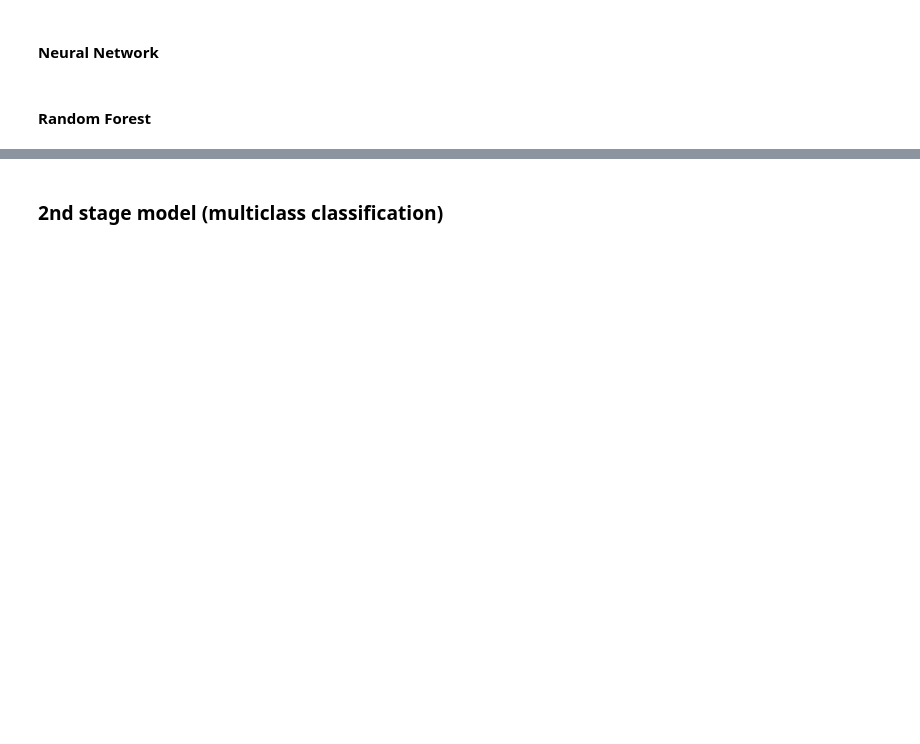
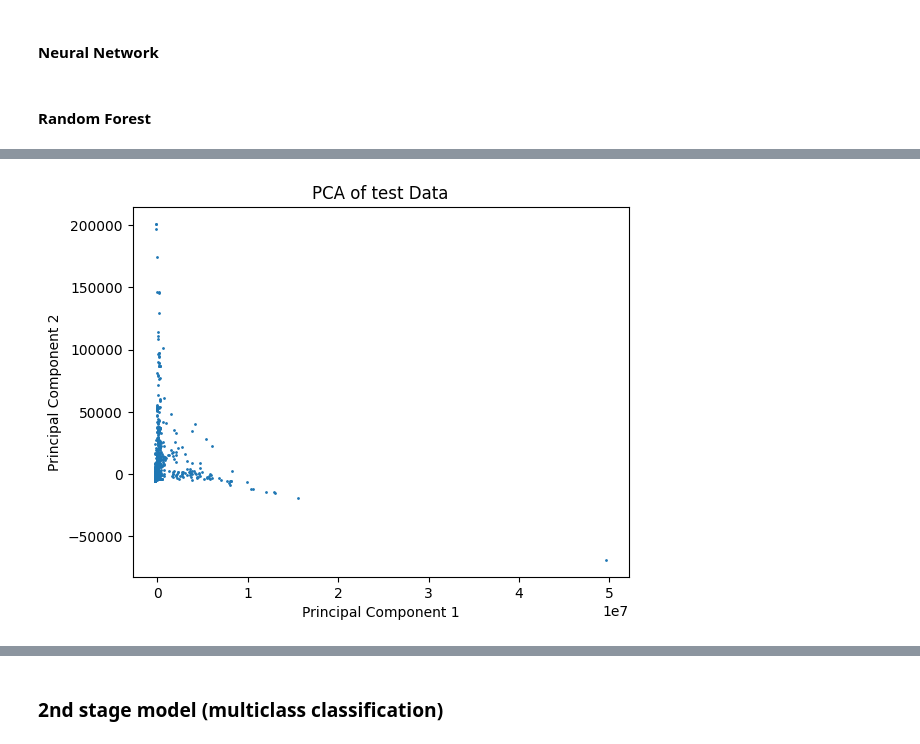
Before and after one commit to 2003congthinh/Capstone-Project, a Jupyter notebook: CIC_codes_folder/CICIDS2023_2-stage_classification.ipynb, the cells around one changed output, grey strips where cells are left out. Saved outputs shown, nothing was run; the diff lists cells and outputs as text; code cells hidden in the pictures; blank space fills up the shorter version.

```diff
--- a/CIC_codes_folder/CICIDS2023_2-stage_classification.ipynb
+++ b/CIC_codes_folder/CICIDS2023_2-stage_classification.ipynb
@@ -47,10 +48,10 @@ Filtered, categorized data by labels for more customized training
 # %%
 # Attack data
 Label_path = r'../Label_CSV'
-rows = 300000
+rows = 220000
 # Label_path = r'../Label_CSV'
-Brute_Force = pd.read_csv(Label_path + '/Brute_Force.csv', encoding='cp1252', index_col=None, header=0, nrows=rows)
-print("Read Completed for ", Label_path + '/Brute_Force.csv')
+# Brute_Force = pd.read_csv(Label_path + '/Brute_Force.csv', encoding='cp1252', index_col=None, header=0, nrows=rows)
+# print("Read Completed for ", Label_path + '/Brute_Force.csv')
 DDoS = pd.read_csv(Label_path + '/DDoS.csv', encoding='cp1252', index_col=None, header=0, nrows=rows)
 print("Read Completed for ", Label_path + '/DDoS.csv')
 DoS = pd.read_csv(Label_path + '/DoS.csv', encoding='cp1252', index_col=None, header=0, nrows=rows)
@@ -63,7 +64,7 @@ Web_based = pd.read_csv(Label_path + '/Web_based.csv', encoding='cp1252', index_
 print("Read Completed for ", Label_path + '/Web_based.csv')
 Mirai = pd.read_csv(Label_path + '/Mirai.csv', encoding='cp1252', index_col=None, header=0, nrows=rows)
 print("Read Completed for ", Label_path + '/Mirai.csv')
-list_attack = [DDoS, DoS, Spoofing, Recon, Mirai, Brute_Force, Web_based]
+list_attack = [DDoS, DoS, Spoofing, Recon, Mirai, Web_based]
 attack = pd.concat(list_attack, axis=0, ignore_index=True)
 attack = attack.sample(frac=1, random_state=42).reset_index(drop=True)
 label_series = pd.Series(attack['Label'])
@@ -79,7 +80,7 @@ for file in all_normal_files:
     list_normal.append(normal)
     print("Read Completed for ", file)
 normal = pd.concat(list_normal, axis=0, ignore_index=True)
-normal = normal.drop(columns=['ts'])
+normal = normal.sample(frac=1, random_state=42).reset_index(drop=True)
 normal['Label'] = 0
 normal.drop_duplicates(keep='first', inplace = True)
 normal.replace([np.inf, -np.inf], np.nan, inplace=True) # Replace inf and -inf with NaN, then drop the resulting NaNs
@@ -627,3 +643,21 @@ with open('../Models/CIC_models/new_frst_model_1st_stage.pkl', 'wb') as f:
 # Load the model
 with open('../Models/CIC_models/new_frst_model_1st_stage.pkl', 'rb') as f:
     frst_model = pickle.load(f)
+# %%
+test = pd.read_csv('C:/Users/ADMIN/Desktop/code_folders/Capstone_Project/Capstone_Project_backend/network_data.csv', encoding='cp1252', index_col=None, header=0, nrows=rows).drop(columns=dropped_columns)
+# test = pd.read_csv('C:/Users/ADMIN/Desktop/code_folders/Capstone_Project/network_logger/network_data.csv', encoding='cp1252', index_col=None, header=0, nrows=rows).drop(columns=dropped_columns)
+# test = pd.read_csv('C:/Users/ADMIN/Desktop/code_folders/Capstone_Project/Capstone_Project_model/normal_traffic_cap_live/network_data_8.csv', encoding='cp1252', index_col=None, header=0, nrows=rows).drop(columns=dropped_columns)
+
+test_scaled = scaler.fit_transform(test)
+
+score = 0
+
+for i in range(100):
+    # sample = X_test.iloc[[i]]  # Must be 2D
+    sample = test_scaled[i].reshape(1, -1)  #If scaler is includeed, always reshape the data
+    # print(sample)
+    pred = frst_model.predict(sample)[0]
+    if pred == 0:
+        score += 1
+    print(f"Sample {i}: Predicted = {pred}")
+print("Percentage: ", score)
@@ -630 +682,19 @@ with open('../Models/CIC_models/new_frst_model_1st_stage.pkl', 'rb') as f:
+# %%
+test.drop_duplicates(keep='first', inplace = True)
+test.replace([np.inf, -np.inf], np.nan, inplace=True) # Replace inf and -inf with NaN, then drop the resulting NaNs
+test.dropna(inplace=True)    # dropna() removes any rows that contain NaN (missing) values; reset_index() resets the row index after dropping, so it's clean and continuous.
+test.reset_index(drop=True, inplace=True)
+# %%
+# Reduce to 2D
+pcs = PCA(n_components=2)
+X_pca = pcs.fit_transform(test)
+
+# Plot
+plt.scatter(X_pca[:, 0], X_pca[:, 1], s=1)
+plt.xlabel('Principal Component 1')
+plt.ylabel('Principal Component 2')
+plt.title("PCA of test Data")
+plt.show()
+# %% [output]
+[figure, added]
 # %%
```
Also changed, not shown: parts of 30 cells of this notebook, 3 other files.
